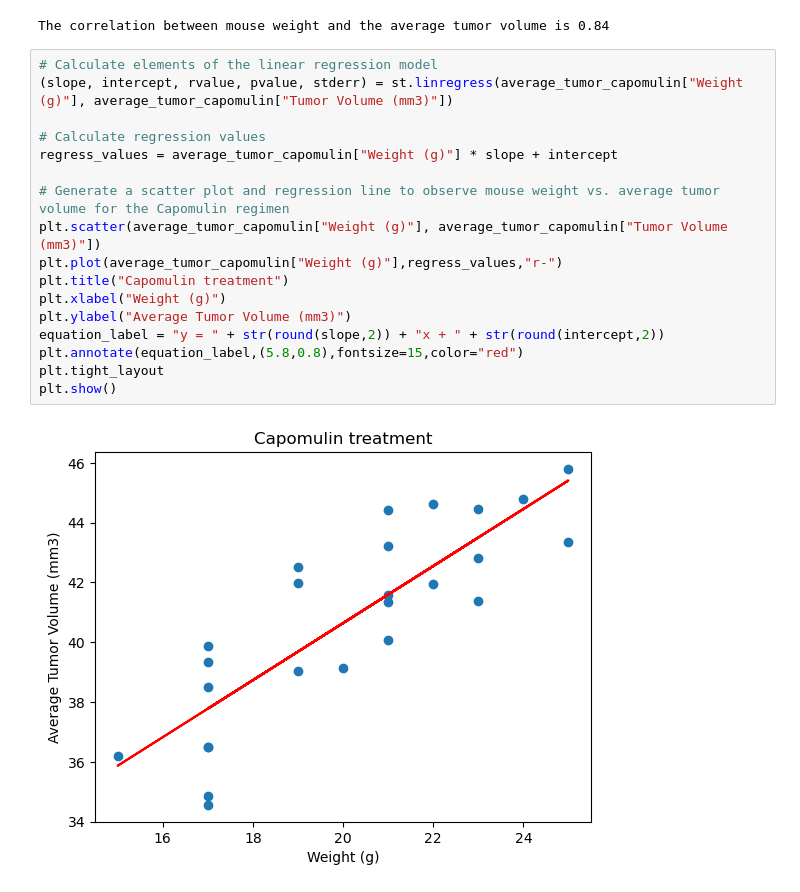
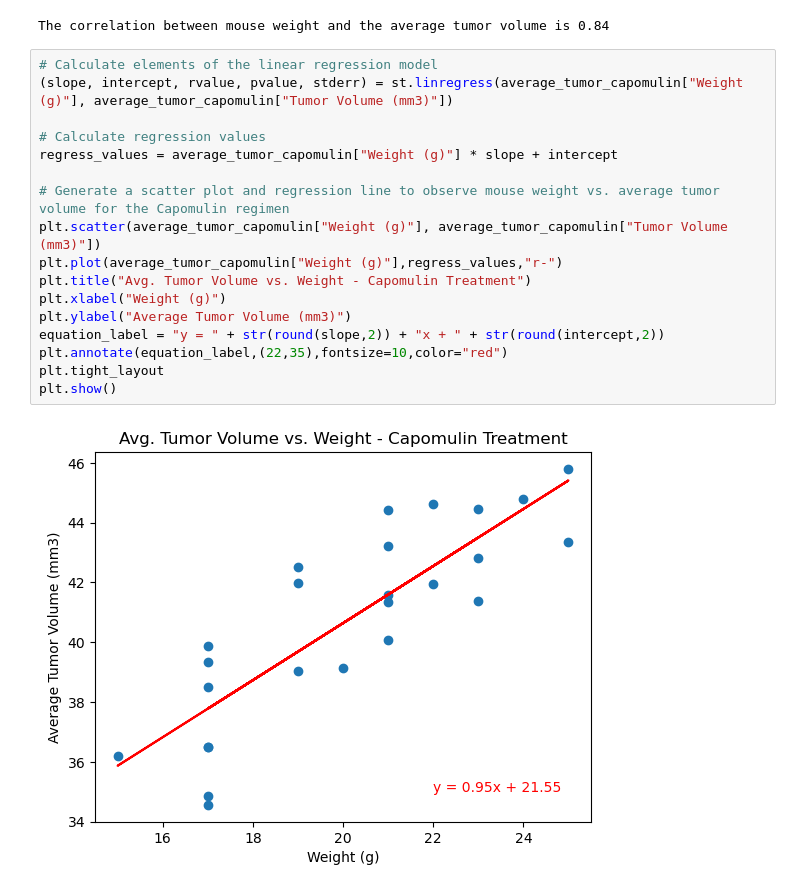
Before and after one commit to danielmolina81/visualization-challenge, a Jupyter notebook: pymaceuticals.ipynb, the cells around one changed output. Drawn from its saved outputs; the diff is of its cells as text.

```diff
--- a/pymaceuticals.ipynb
+++ b/pymaceuticals.ipynb
@@ -321,19 +320,19 @@ The correlation between mouse weight and the average tumor volume is 0.84
 # %%
 # Calculate elements of the linear regression model
 (slope, intercept, rvalue, pvalue, stderr) = st.linregress(average_tumor_capomulin["Weight (g)"], average_tumor_capomulin["Tumor Volume (mm3)"])
 
 # Calculate regression values
 regress_values = average_tumor_capomulin["Weight (g)"] * slope + intercept
 
 # Generate a scatter plot and regression line to observe mouse weight vs. average tumor volume for the Capomulin regimen
 plt.scatter(average_tumor_capomulin["Weight (g)"], average_tumor_capomulin["Tumor Volume (mm3)"])
 plt.plot(average_tumor_capomulin["Weight (g)"],regress_values,"r-")
-plt.title("Capomulin treatment")
+plt.title("Avg. Tumor Volume vs. Weight - Capomulin Treatment")
 plt.xlabel("Weight (g)")
 plt.ylabel("Average Tumor Volume (mm3)")
 equation_label = "y = " + str(round(slope,2)) + "x + " + str(round(intercept,2))
-plt.annotate(equation_label,(5.8,0.8),fontsize=15,color="red")
+plt.annotate(equation_label,(22,35),fontsize=10,color="red")
 plt.tight_layout
 plt.show()
 # %% [output]
-[figure, old version]
+[figure, new version]
```
Also changed, not shown: parts of 11 cells of this notebook.
